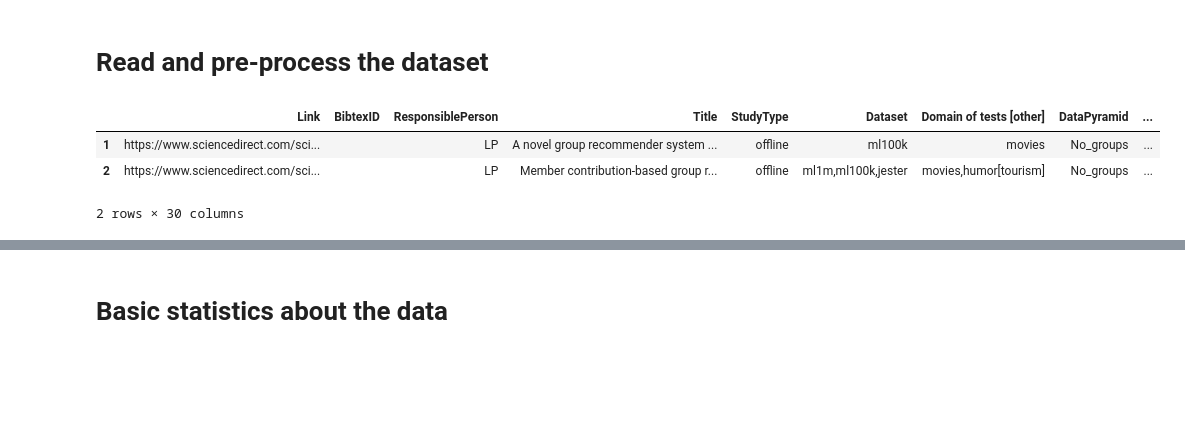
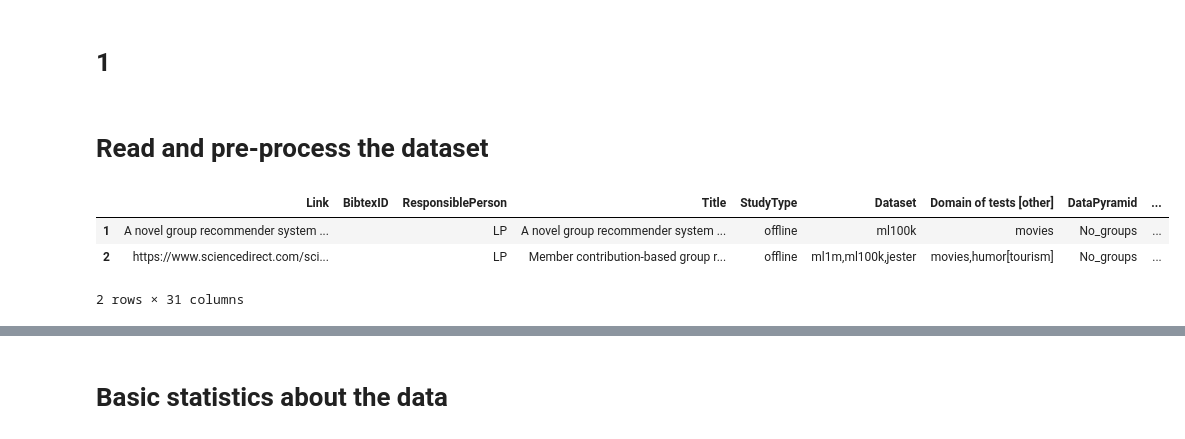
Before and after one commit to lpeska/GroupRS_survey, a Jupyter notebook: papers_data_preprocessing.ipynb, the cells around one changed output, grey strips where cells are left out. Drawn from its saved outputs; the diff is of its cells as text; code cells hidden in the pictures; blank space fills up the shorter version.

```diff
--- a/papers_data_preprocessing.ipynb
+++ b/papers_data_preprocessing.ipynb
@@ -1,10 +1,12 @@
+# %% [markdown]
+# 1
 # %%
 import numpy as np
 import pandas as pd
 # %% [markdown]
 # Read and pre-process the dataset
 # %%
-raw_data = pd.read_csv("GRS_survey_papers.csv")
+raw_data = pd.read_csv("inputData/GRS_survey_papers_19_6_2024.csv")
 raw_data = raw_data.iloc[1:,:] #remove dummy entry
 raw_data = raw_data.fillna("")
 
@@ -22,36 +24,36 @@ raw_data.loc[:,"Baselines"] = raw_data["Baselines"].str.lower()
 raw_data.loc[:,"Baselines"] = raw_data["Baselines"].str.replace(" ","")
 raw_data["ParsedBaselines"] = raw_data.Baselines.str.split(r'[\,,+,;]').tolist()
 
 raw_data.loc[:,"EvaluationDimensions"] = raw_data["EvaluationDimensions"].str.replace(" ","")
 raw_data.loc[raw_data["EvaluationDimensions"] == "Relevance (Precision, Recall, F1, nDCG," ,"EvaluationDimensions"] = "Relevance (Precision, Recall, F1, nDCG)"
 
 raw_data["EvaluationDimensionsHighLevel"] = raw_data["EvaluationDimensions"].str.replace(r'\(.*\)',",").tolist()
 raw_data["EvaluationDimensionsHighLevel"] = raw_data.EvaluationDimensionsHighLevel.str.split(",").tolist()
 
 raw_data.loc[:,"Domain of tests [other]"] = raw_data["Domain of tests [other]"].str.lower()
 raw_data.loc[:,"Domain of tests [other]"] = raw_data["Domain of tests [other]"].str.replace(" ","")
 raw_data["ParsedDomain"] = raw_data["Domain of tests [other]"].str.split(',').tolist()
 
 raw_data.loc[:,"GroupConstruction"] = raw_data["GroupConstruction"].str.lower()
 raw_data.loc[:,"GroupConstruction"] = raw_data["GroupConstruction"].str.replace(" ","")
 raw_data["ParsedGroupConstruction"] = raw_data["GroupConstruction"].str.split(r'[\,,+]').tolist()
 raw_data["ParsedGroupConstructionHighLevel"] = raw_data["GroupConstruction"].str.replace(r'\(.*\)',"").tolist()
 raw_data["ParsedGroupConstructionHighLevel"] = raw_data["ParsedGroupConstructionHighLevel"].str.split(r'[\,,+]').tolist()
 
 raw_data["EvaluationDimensions"] = raw_data["EvaluationDimensions"].str.lower()
 raw_data["EvaluationDimensions"] = raw_data["EvaluationDimensions"].str.replace(" ","")
 raw_data["EvaluationDimensionsHighLevel"] = raw_data["EvaluationDimensions"].str.replace(r'\(.*\)',"").tolist()
 raw_data["EvaluationDimensionsHighLevel"] = raw_data["EvaluationDimensionsHighLevel"].str.split(',').tolist()
 
 cols = list(raw_data.columns)
 cols[0] = "Link" #rename some columns
 raw_data.columns = cols
 raw_data.head(2)
 # %% [output]
 |  | Link | BibtexID | ResponsiblePerson | Title | StudyType | Dataset | Domain of tests [other] | DataPyramid | ... |
-| 1 | https://www.sciencedirect.com/sci... |  | LP | A novel group recommender system ... | offline | ml100k | movies | No_groups | ... |
+| 1 | A novel group recommender system ... |  | LP | A novel group recommender system ... | offline | ml100k | movies | No_groups | ... |
 | 2 | https://www.sciencedirect.com/sci... |  | LP | Member contribution-based group r... | offline | ml1m,ml100k,jester | movies,humor[tourism] | No_groups | ... |
-2 rows × 30 columns
+2 rows × 31 columns
 # %%
 raw_data.loc[raw_data["DataPyramid"].str.contains("IndividualSatisfaction"),"DataPyramid"] = "IndividualSatisfaction"
 raw_data.loc[raw_data["DataPyramid"].str.contains("GroupDecisions"),"DataPyramid"] = "GroupDecisions"
```
Also changed, not shown: parts of 63 cells of this notebook, 35 other files.
